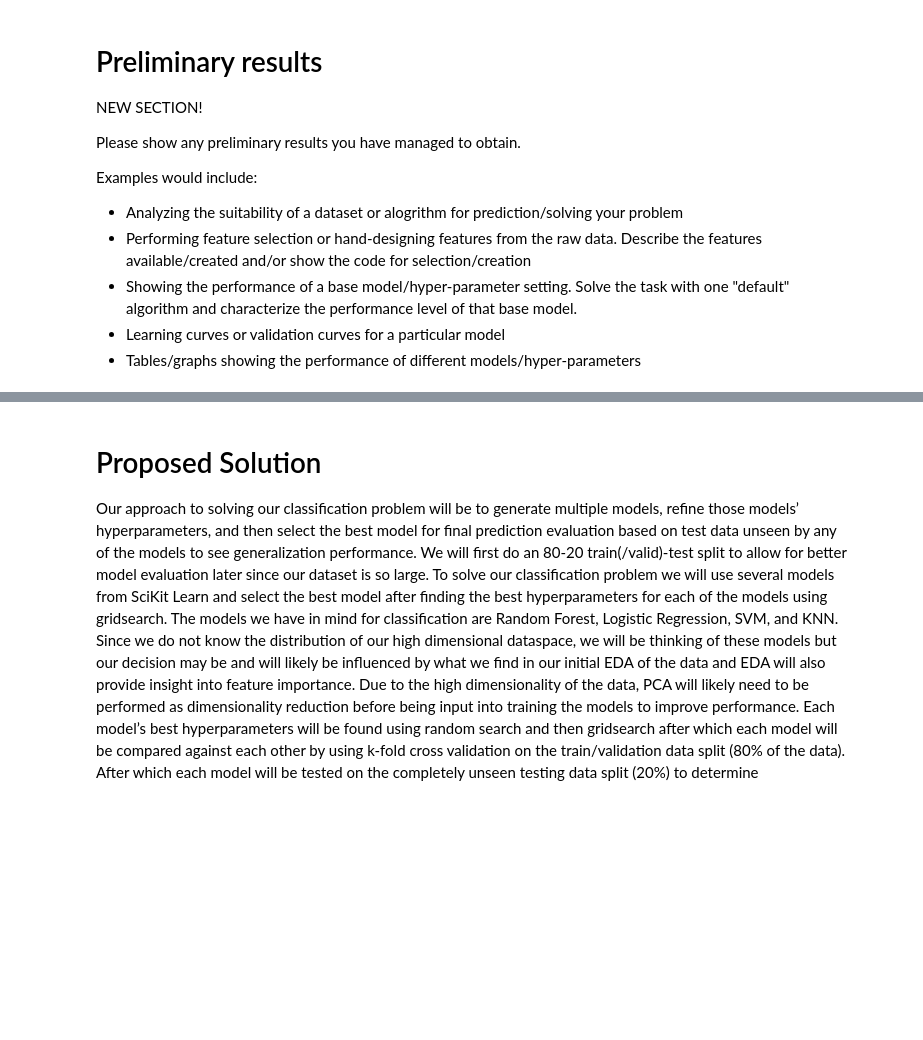
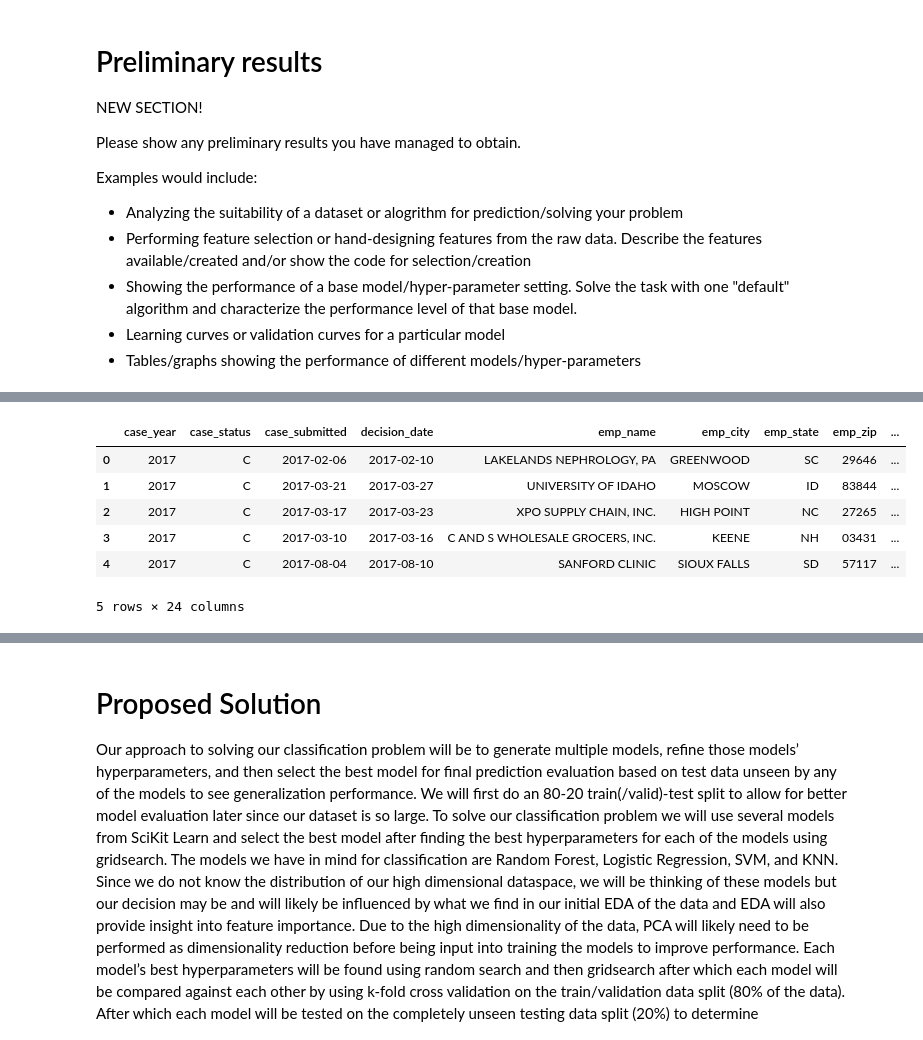
Before and after one commit to COGS118A/Group031-Wi23, a Jupyter notebook: CheckpointGroup031-Wi23.ipynb, the cells around one changed output, grey strips where cells are left out. Saved outputs shown, nothing was run; the diff lists cells and outputs as text; code cells hidden in the pictures; blank space fills up the shorter version.

```diff
--- a/CheckpointGroup031-Wi23.ipynb
+++ b/CheckpointGroup031-Wi23.ipynb
@@ -319,0 +334,26 @@ plt.show()
+# %%
+def get_location_from_zip(zip_code):
+    if not zip_code.isnumeric() or len(zip_code) < 5:
+        return "Unknown"
+    region_code = int(zip_code[0])
+    if region_code == 0 or region_code == 1:
+        return "Northeast"
+    elif region_code == 7 or region_code == 3 or region_code == 2:
+        return "South"
+    elif region_code == 4 or region_code == 5 or region_code == 6:
+        return "Midwest"
+    elif region_code == 8 or region_code == 9:
+        return "West"
+    else:
+        return "Unknown"
+
+data_clean['location'] = data_clean['emp_zip'].apply(get_location_from_zip)
+data_clean.head()
+# %% [output]
+|  | case_year | case_status | case_submitted | decision_date | emp_name | emp_city | emp_state | emp_zip | ... |
+| 0 | 2017 | C | 2017-02-06 | 2017-02-10 | LAKELANDS NEPHROLOGY, PA | GREENWOOD | SC | 29646 | ... |
+| 1 | 2017 | C | 2017-03-21 | 2017-03-27 | UNIVERSITY OF IDAHO | MOSCOW | ID | 83844 | ... |
+| 2 | 2017 | C | 2017-03-17 | 2017-03-23 | XPO SUPPLY CHAIN, INC. | HIGH POINT | NC | 27265 | ... |
+| 3 | 2017 | C | 2017-03-10 | 2017-03-16 | C AND S WHOLESALE GROCERS, INC. | KEENE | NH | 03431 | ... |
+| 4 | 2017 | C | 2017-08-04 | 2017-08-10 | SANFORD CLINIC | SIOUX FALLS | SD | 57117 | ... |
+5 rows × 24 columns
```
Also changed, not shown: parts of 2 cells of this notebook.
